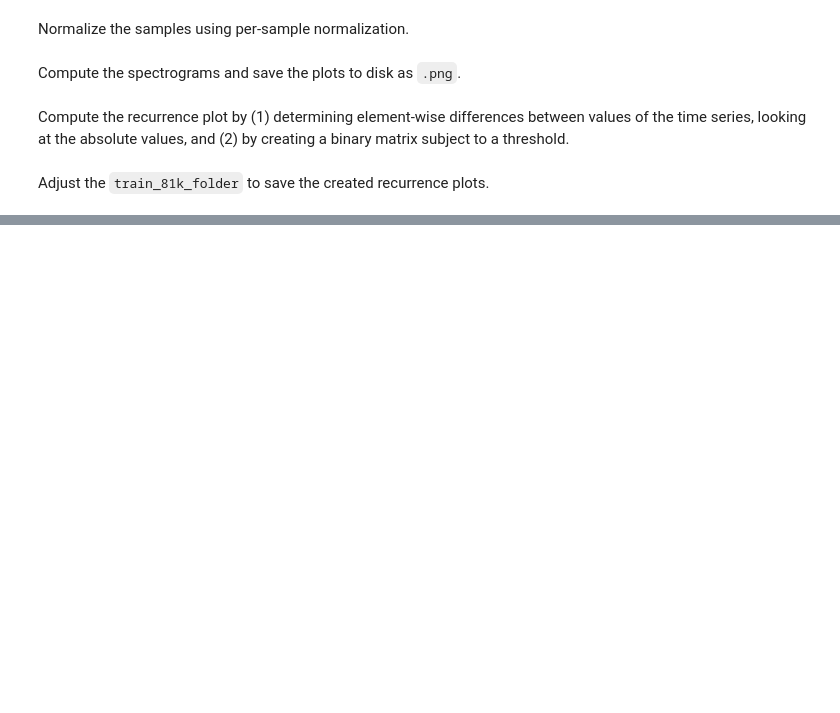
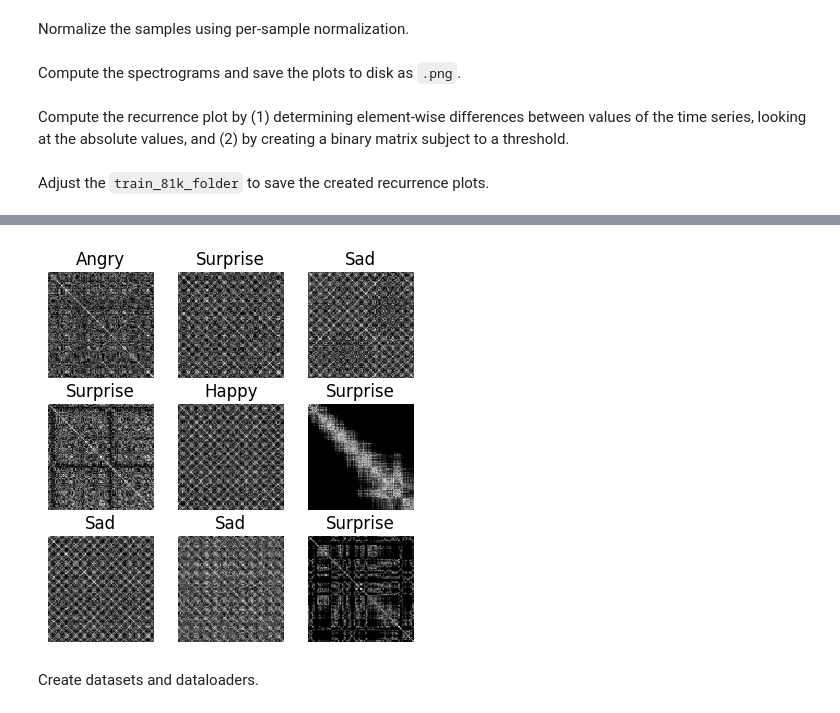
Before and after one commit to ntotikos/botanic-emotion-recognition, a Jupyter notebook: notebooks/src_03_cnn_classifier_recurrence_plot.ipynb, the cells around one changed output, grey strips where cells are left out. Drawn from its saved outputs; the diff is of its cells as text; code cells hidden in the pictures; blank space fills up the shorter version.

```diff
--- a/notebooks/src_03_cnn_classifier_recurrence_plot.ipynb
+++ b/notebooks/src_03_cnn_classifier_recurrence_plot.ipynb
@@ -120,0 +151,35 @@ for wav_slice, label in tqdm(dataset):
+# %%
+val_81k_folder = "val-81k"
+# %%
+# Load all Recurrence Plot images and file names.
+images_val = []
+labels_val = []
+
+image_filenames_val = os.listdir(RECURRENCEPLOT_IMAGE_DIR / val_81k_folder)
+image_paths_val = [os.path.join(RECURRENCEPLOT_IMAGE_DIR / val_81k_folder, filename_val) for filename_val in image_filenames_val]
+
+IMAGE_SIZE = (97,97)
+N_CHANNELS = 1  # grey
+for path_val in tqdm(image_paths_val):
+    file_name_val = os.path.basename(path_val)
+    label_val = int(file_name_val.split(".")[0].split("_")[-1])
+    img_val = Image.open(path_val).convert("L")  # convert to greyscale
+    img_val = img_val.resize(IMAGE_SIZE)
+    img_array_val = np.array(img_val) / 255.0
+    images_val.append(img_array_val)
+    labels_val.append(label_val)
+# %%
+# plots inspired by https://www.kaggle.com/code/christianlillelund/classify-mnist-audio-using-spectrograms-keras-cnn
+for i in range(9):
+    plt.subplot(3, 3, i + 1)
+    plt.imshow(images_val[i], cmap='binary_r', interpolation='none')
+    plt.title(f"{map_int_to_label(labels_val[i])}")
+    plt.axis("off")
+plt.subplots_adjust(hspace=0.25)
+plt.subplots_adjust(wspace=-0.45)
+
+plt.show()
+# %% [output]
+[figure, added]
+# %% [markdown]
+Create datasets and dataloaders.
```
Also changed, not shown: parts of 28 cells of this notebook.
